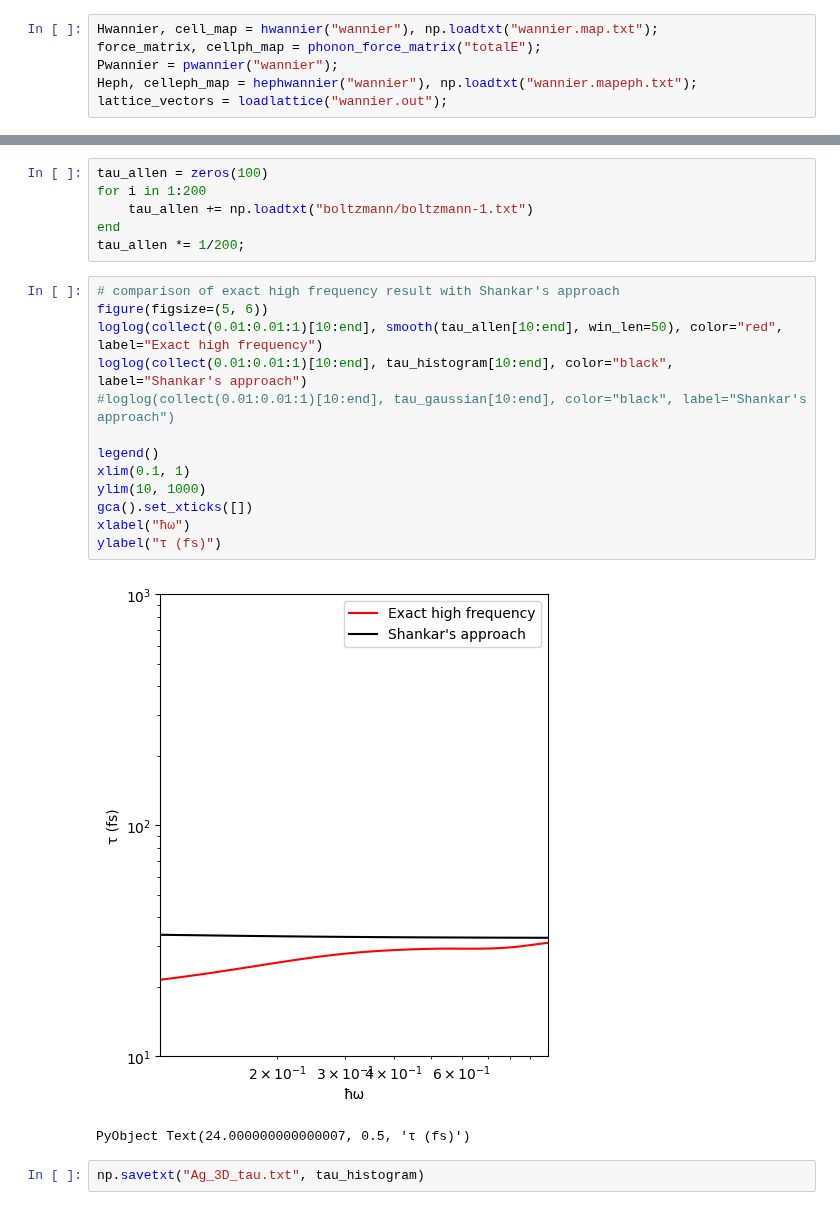
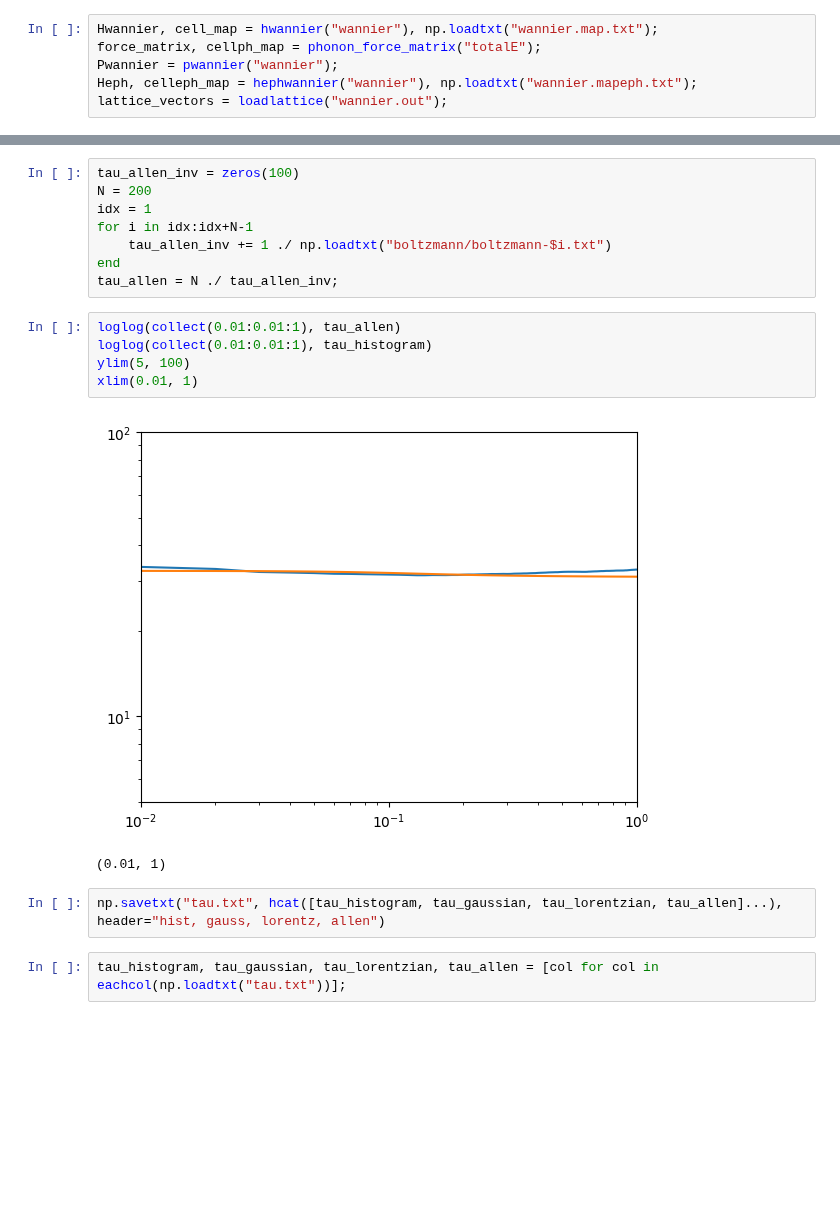
Before and after one commit to AliGhorashiCMT/Plasmons_Paper, a Jupyter notebook: Substitutional_Defects/Argentene/3Dnew/Analyze.ipynb, the cells around one changed output, grey strips where cells are left out. Saved outputs shown, nothing was run; the diff lists cells and outputs as text; blank space fills up the shorter version.

```diff
--- a/Substitutional_Defects/Argentene/3Dnew/Analyze.ipynb
+++ b/Substitutional_Defects/Argentene/3Dnew/Analyze.ipynb
@@ -114,25 +72,21 @@ Block: 50
 # %%
-tau_allen = zeros(100)
-for i in 1:200
-    tau_allen += np.loadtxt("boltzmann/boltzmann-1.txt")
+tau_allen_inv = zeros(100)
+N = 200
+idx = 1
+for i in idx:idx+N-1
+    tau_allen_inv += 1 ./ np.loadtxt("boltzmann/boltzmann-$i.txt")
 end
-tau_allen *= 1/200;
+tau_allen = N ./ tau_allen_inv;
-# %%
-# comparison of exact high frequency result with Shankar's approach
-figure(figsize=(5, 6))
-loglog(collect(0.01:0.01:1)[10:end], smooth(tau_allen[10:end], win_len=50), color="red", label="Exact high frequency")
-loglog(collect(0.01:0.01:1)[10:end], tau_histogram[10:end], color="black", label="Shankar's approach")
-#loglog(collect(0.01:0.01:1)[10:end], tau_gaussian[10:end], color="black", label="Shankar's approach")
-
-legend()
-xlim(0.1, 1)
-ylim(10, 1000)
-gca().set_xticks([])
-xlabel("ħω")
-ylabel("τ (fs)")
-# %% [output]
-[figure, removed]
-PyObject Text(24.000000000000007, 0.5, 'τ (fs)')
-# %%
-np.savetxt("Ag_3D_tau.txt", tau_histogram)
+# %%
+loglog(collect(0.01:0.01:1), tau_allen)
+loglog(collect(0.01:0.01:1), tau_histogram)
+ylim(5, 100)
+xlim(0.01, 1)
+# %% [output]
+[figure, added]
+(0.01, 1)
+# %%
+np.savetxt("tau.txt", hcat([tau_histogram, tau_gaussian, tau_lorentzian, tau_allen]...), header="hist, gauss, lorentz, allen")
+# %%
+tau_histogram, tau_gaussian, tau_lorentzian, tau_allen = [col for col in eachcol(np.loadtxt("tau.txt"))];
 # %%
```
Also changed, not shown: parts of 12 cells of this notebook.
